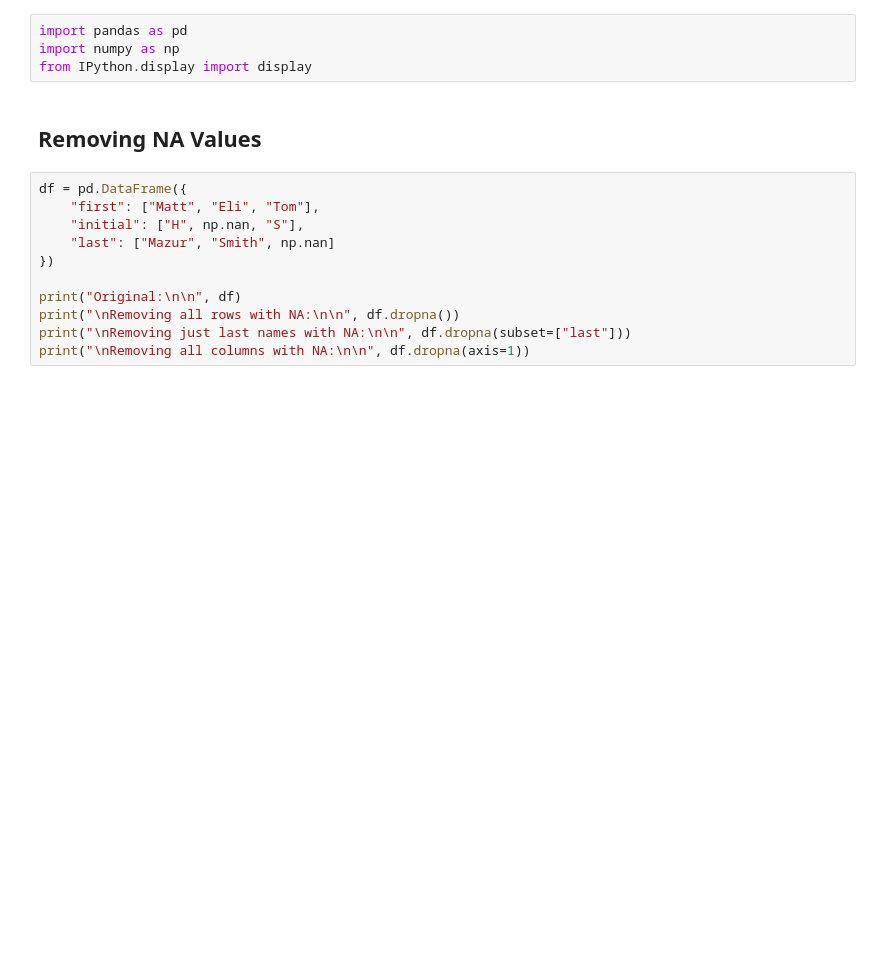
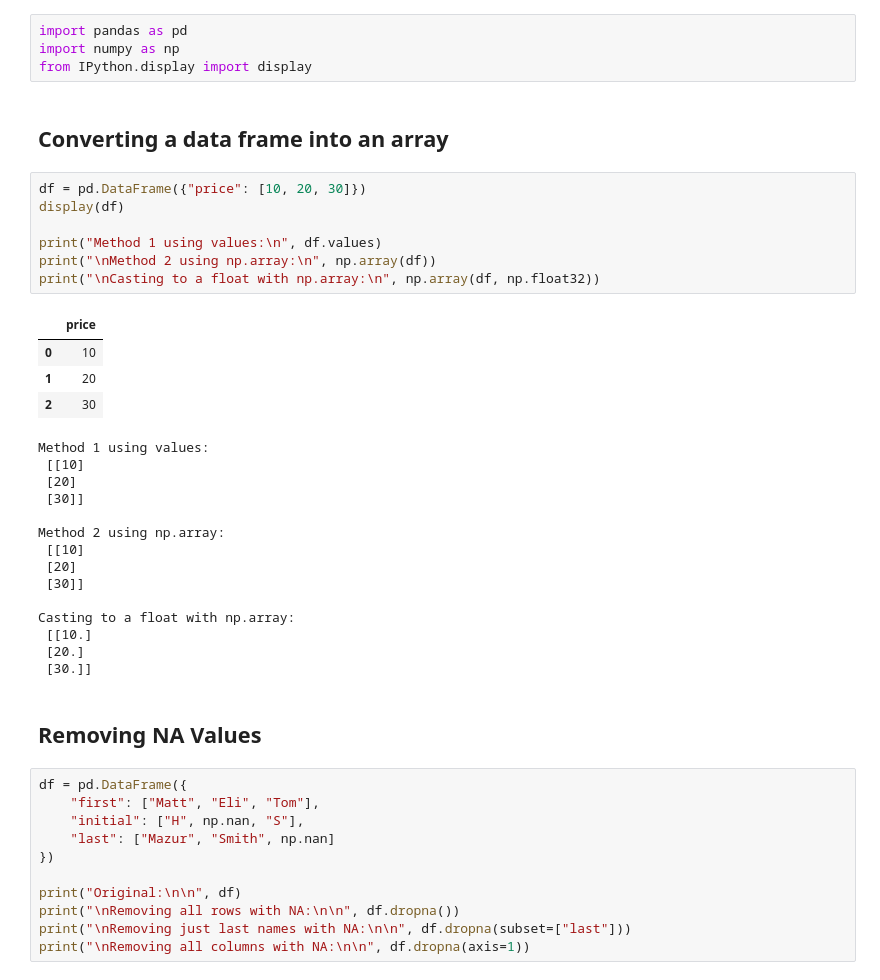
Before and after one commit to mattm/python-cheat-sheet, a Jupyter notebook: Data Frames.ipynb, the cells around one changed output. Saved outputs shown, nothing was run; the diff lists cells and outputs as text; blank space fills up the shorter version.

```diff
--- a/Data Frames.ipynb
+++ b/Data Frames.ipynb
@@ -2,6 +2,34 @@
 import pandas as pd
 import numpy as np
 from IPython.display import display
+# %% [markdown]
+## Converting a data frame into an array
+# %%
+df = pd.DataFrame({"price": [10, 20, 30]})
+display(df)
+
+print("Method 1 using values:\n", df.values)
+print("\nMethod 2 using np.array:\n", np.array(df))
+print("\nCasting to a float with np.array:\n", np.array(df, np.float32))
+# %% [output]
+|  | price |
+| 0 | 10 |
+| 1 | 20 |
+| 2 | 30 |
+Method 1 using values:
+ [[10]
+ [20]
+ [30]]
+
+Method 2 using np.array:
+ [[10]
+ [20]
+ [30]]
+
+Casting to a float with np.array:
+ [[10.]
+ [20.]
+ [30.]]
 # %% [markdown]
 ## Removing NA Values
 # %%
```
Also changed, not shown: parts of 8 cells of this notebook, 7 other files.
